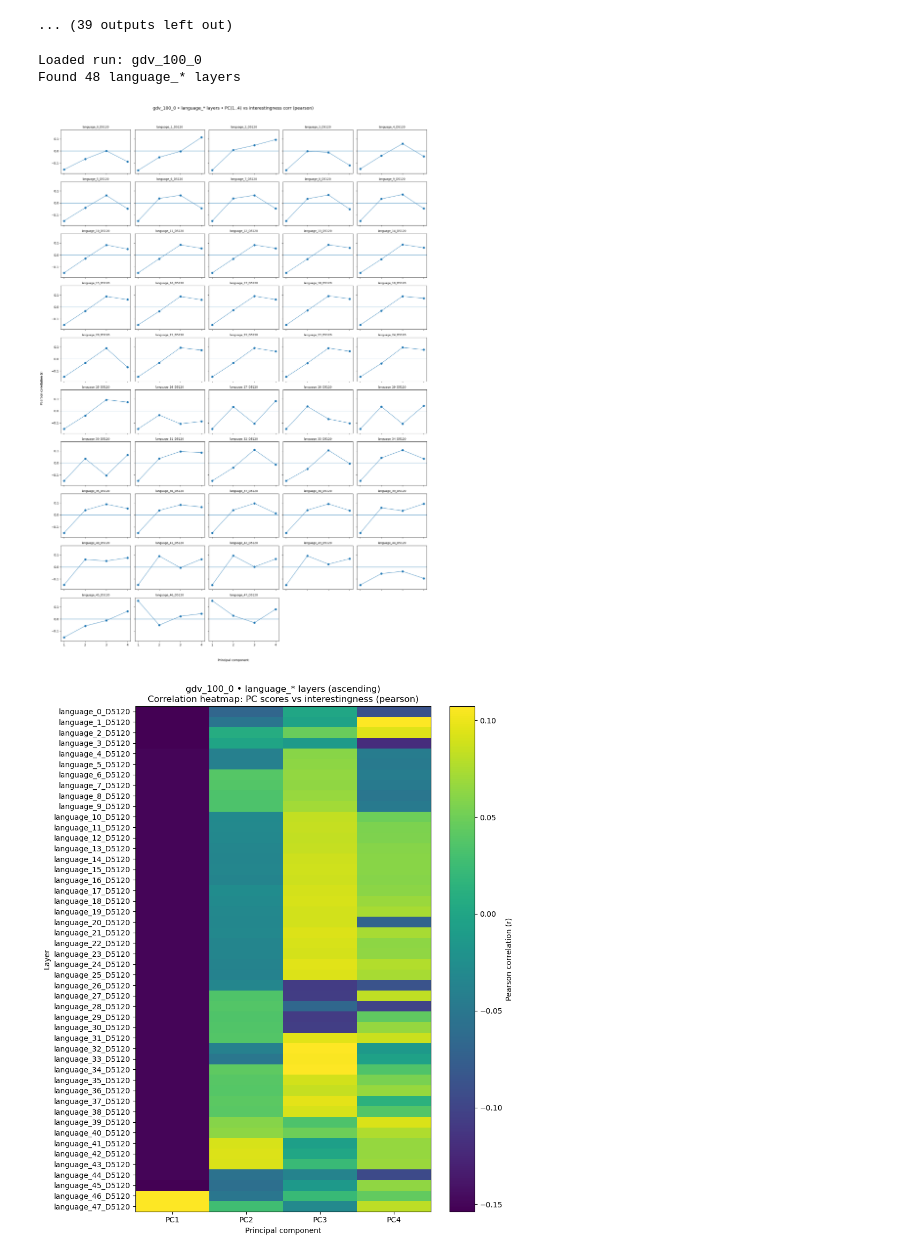
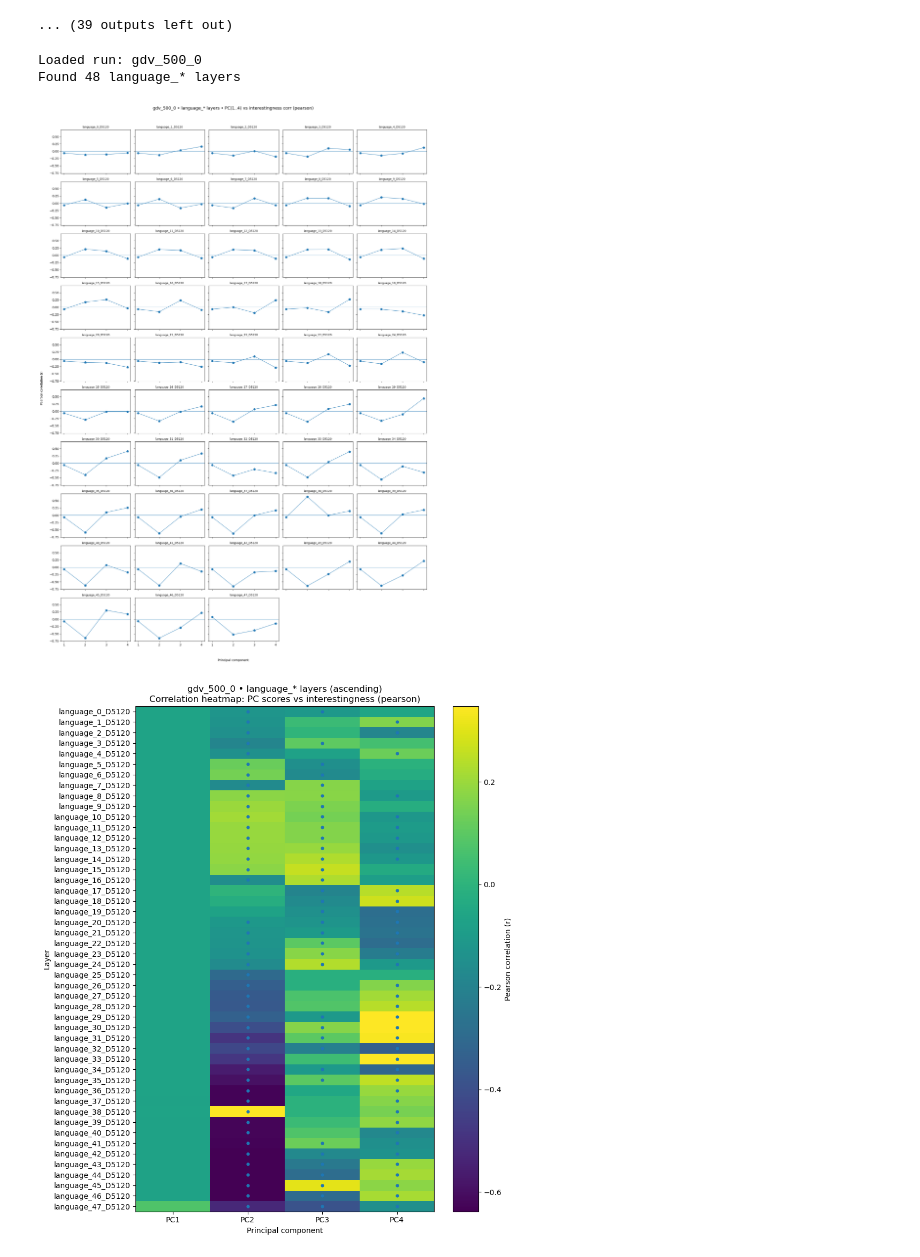
Before and after one commit to Jihagen/Vision-Transformers, a Jupyter notebook: pca.ipynb, the cells around one changed output. Drawn from its saved outputs; the diff is of its cells as text; code cells hidden in the pictures.

```diff
--- a/pca.ipynb
+++ b/pca.ipynb
@@ -15,7 +15,7 @@ from scipy.stats import pearsonr, spearmanr
 # CONFIG
 # =========================
 RESULTS_ROOT = os.environ.get("DASH_RESULTS_ROOT", "./res")
-RUN_NAME     = "gdv_100_0"      # None -> first run found
+RUN_NAME     = "gdv_500_0"      # None -> first run found
 MODALITY     = "language"       # only keys starting with "language_"
 METHOD       = "pearson"        # "pearson" or "spearman"
 N_PCS        = 4                # we want PC1..PC4
@@ -375,7 +375,7 @@ from scipy.stats import pearsonr, spearmanr
 # CONFIG
 # =========================
 RESULTS_ROOT = os.environ.get("DASH_RESULTS_ROOT", "./res")
-RUN_NAME     = "gdv_100_0"      # None -> first run found
+RUN_NAME     = "gdv_500_0"      # None -> first run found
 MODALITY     = "language"       # only keys starting with "language_"
 METHOD       = "pearson"        # "pearson" or "spearman"
 N_PCS        = 4                # we want PC1..PC4
@@ -750,34 +750,34 @@ for i, layer_key in enumerate(layer_keys):
     summary.append((str(layer_key), best_i + 1, float(corrs[best_i]), float(pvals[best_i])))
 
 summary_valid = [s for s in summary if np.isfinite(s[2])]
 summary_valid.sort(key=lambda x: abs(x[2]), reverse=True)
 
 print("\nTop layers by |best PC corr|:")
 for layer, pc, r, p in summary_valid[:15]:
     print(f"  {layer}: best=PC{pc:02d} r={r:+.4f} p={p:.2e}")
 
 # Optional CSV export (no pandas required)
 if SAVE_SUMMARY_CSV:
     _mkdir_for(SAVE_SUMMARY_CSV)
     with open(SAVE_SUMMARY_CSV, "w", encoding="utf-8") as f:
         f.write("layer,best_pc,best_r,best_p,r_pc1,p_pc1,r_pc2,p_pc2,r_pc3,p_pc3,r_pc4,p_pc4\n")
         for i, (layer, pc, r, p) in enumerate(summary):
             rrow = R_mat[i, :]
             prow = P_mat[i, :]
             f.write(
                 f"{layer},{'' if pc is None else pc},{'' if not np.isfinite(r) else r},{'' if not np.isfinite(p) else p},"
                 f"{rrow[0]},{prow[0]},{rrow[1]},{prow[1]},{rrow[2]},{prow[2]},{rrow[3]},{prow[3]}\n"
             )
     print(f"\nWrote summary CSV: {SAVE_SUMMARY_CSV}")
 
 # =========================
 # Extra sanity print
 # =========================
 n_sig = int(np.sum(np.isfinite(P_mat) & (P_mat < 0.05)))
 print(f"\nSignificant (p<0.05) PC-layer cells: {n_sig} / {len(layer_keys) * N_PCS}")
 # %% [output]
-Loaded run: gdv_100_0
+Loaded run: gdv_500_0
 Found 48 language_* layers
-[figure, old version]
+[figure, new version]
-[figure, old version]
+[figure, new version]
 Top layers by |best PC corr|:
```
Also changed, not shown: parts of 1 cell of this notebook, 4 other files.
